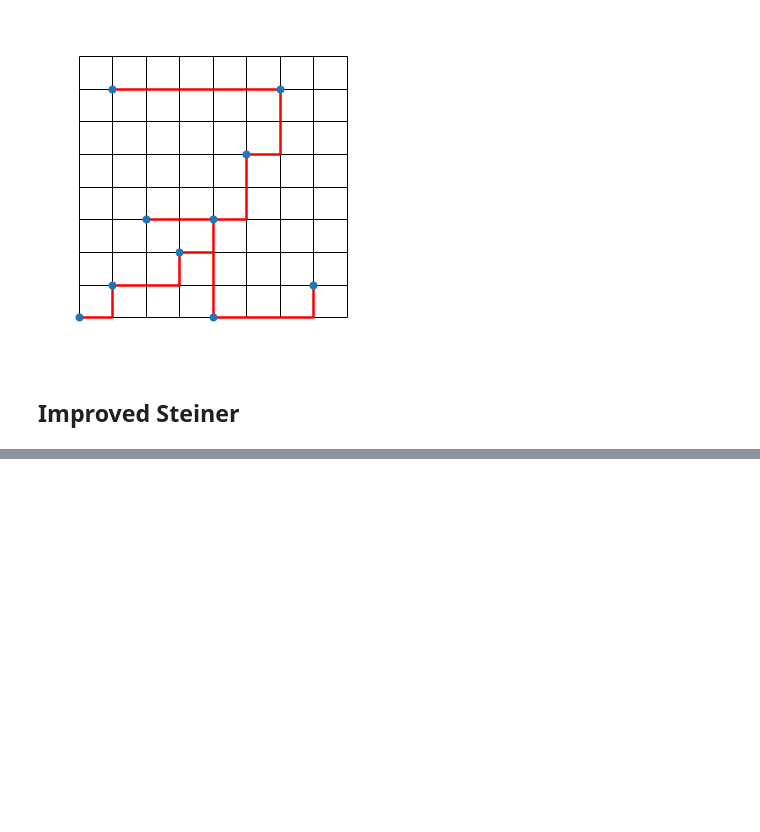
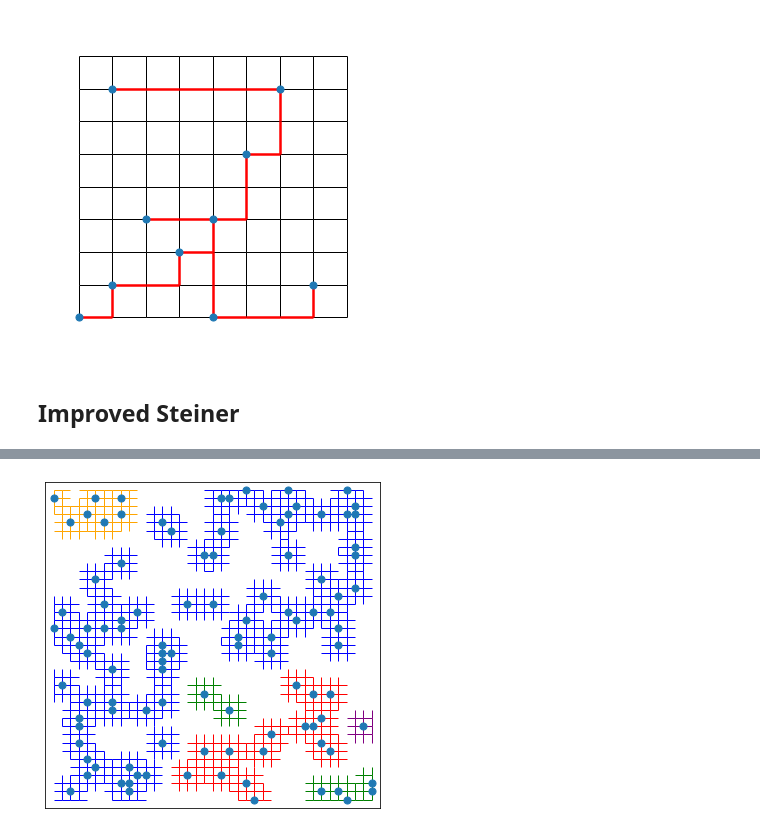
Before and after one commit to pareyesv/landscape_steiner, a Jupyter notebook: steiner_landscape.ipynb, the cells around one changed output, grey strips where cells are left out. Saved outputs shown, nothing was run; the diff lists cells and outputs as text; code cells hidden in the pictures; blank space fills up the shorter version.

```diff
--- a/steiner_landscape.ipynb
+++ b/steiner_landscape.ipynb
@@ -120,0 +113,6 @@ def improved_steiner(G, box_size, condition):
+# %%
+clusters_2 = su.trim_graph_landscape(G_2,
+                                     box_size = L0,
+                                     condition = 'n_clusters <= 8',
+                                     sigma = 1.3,
+                                     verbosity = True)
@@ -121,2 +138,6 @@ def improved_steiner(G, box_size, condition):
+# %%
+su.plot_many_graphs_on_grid(clusters_2, box_size = L0, fig_size = 6)
+# %% [output]
+[figure, added]
 # %%
 tic = time.time()
```
Also changed, not shown: parts of 18 cells of this notebook, 3 other files.
